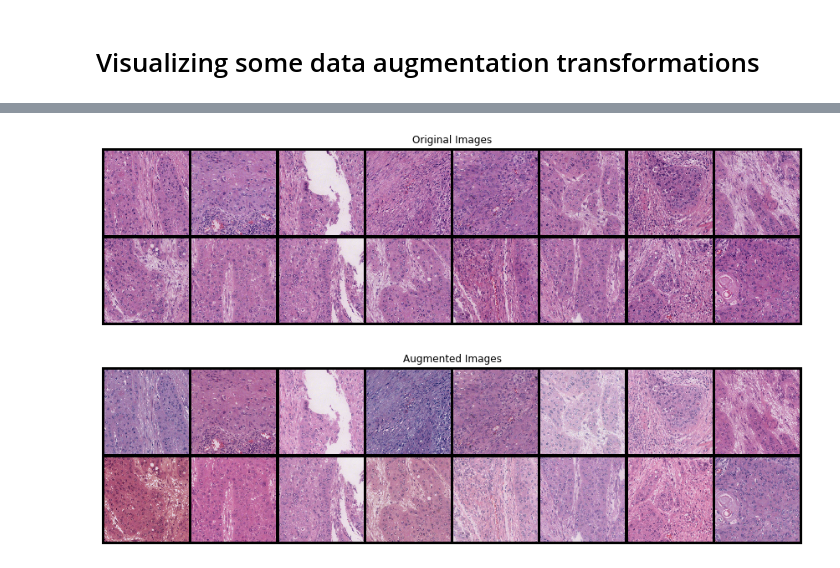
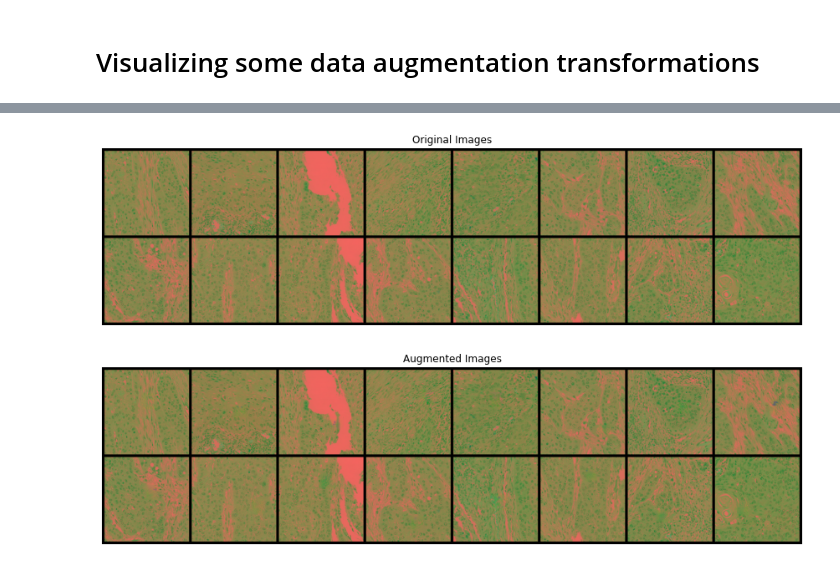
Before and after one commit to dalifreire/tumor_regions_segmentation, a Jupyter notebook: sourcecode/OCDC/01_ocdc_dataloader.ipynb, the cells around one changed output, grey strips where cells are left out. Cells and saved outputs as stored; diff of their text form; code cells hidden in the pictures.

Commit message:
Visualizing some data augmentation transformations

```diff
--- a/sourcecode/OCDC/01_ocdc_dataloader.ipynb
+++ b/sourcecode/OCDC/01_ocdc_dataloader.ipynb
@@ -56,12 +56,12 @@ dataset_dir = "../../datasets/OCDC"
 
 img_index = -1
 img_name = '1009010x1000902_r39c49.png'
-augmentation = ["color_transfer"]
+augmentation = ["inpainting"]
 #[None, "horizontal_flip", "vertical_flip", "rotation", "transpose", "elastic_transformation", "grid_distortion", "optical_distortion", "color_transfer", "inpainting"]
 
 batch_size = 16
 patch_size = (640, 640)
-color_model = "RGB"
+color_model = "LAB"
 
 # original
 dataloaders = create_dataloader(tile_size="{}x{}".format(patch_size[0], patch_size[1]),
@@ -85,7 +85,11 @@ plt.axis("off")
 plt.title("Original Images")
 plt.imshow(np.transpose(vutils.make_grid(images[:16], padding=20, normalize=True).cpu(),(1,2,0)))
 
-transforms.ToPILImage()(images[img_index].squeeze(0).cpu()).save('/home/dalifreire/Pictures/augmentation/{}_original.png'.format(fname[img_index][:-4]))
+img_lab = pil_to_np(transforms.ToPILImage()(images[img_index].squeeze(0)))
+img_rgb = lab_to_rgb(img_lab)
+img_rgb = torch.from_numpy(img_rgb).permute(2, 0, 1)
+
+transforms.ToPILImage()(img_rgb).save('/home/dalifreire/Pictures/augmentation/{}_original.png'.format(fname[img_index][:-4]))
 transforms.ToPILImage()(masks[img_index].squeeze(0).cpu()).save('/home/dalifreire/Pictures/augmentation/{}_original_mask.png'.format(fname[img_index][:-4]))
 
 
@@ -110,6 +114,10 @@ plt.axis("off")
 plt.title("Augmented Images")
 plt.imshow(np.transpose(vutils.make_grid(images[:16], padding=20, normalize=True).cpu(),(1,2,0)))
 
-transforms.ToPILImage()(images[img_index].squeeze(0).cpu()).save('/home/dalifreire/Pictures/augmentation/{}_augmented_{}.png'.format(fname[img_index][:-4], augmentation[0]))
+img_lab = pil_to_np(transforms.ToPILImage()(images[img_index].squeeze(0)))
+img_rgb = lab_to_rgb(img_lab)
+img_rgb = torch.from_numpy(img_rgb).permute(2, 0, 1)
+
+transforms.ToPILImage()(img_rgb).save('/home/dalifreire/Pictures/augmentation/{}_augmented_{}.png'.format(fname[img_index][:-4], augmentation[0]))
 transforms.ToPILImage()(masks[img_index].squeeze(0).cpu()).save('/home/dalifreire/Pictures/augmentation/{}_augmented_{}_mask.png'.format(fname[img_index][:-4], augmentation[0]))
 # %% [output]
@@ -128,2 +138,2 @@ transforms.ToPILImage()(masks[img_index].squeeze(0).cpu()).save('/home/dalifreir
-[figure, old version]
+[figure, new version]
-[figure, old version]
+[figure, new version]
```
Also changed, not shown: parts of 1 cell of this notebook.
